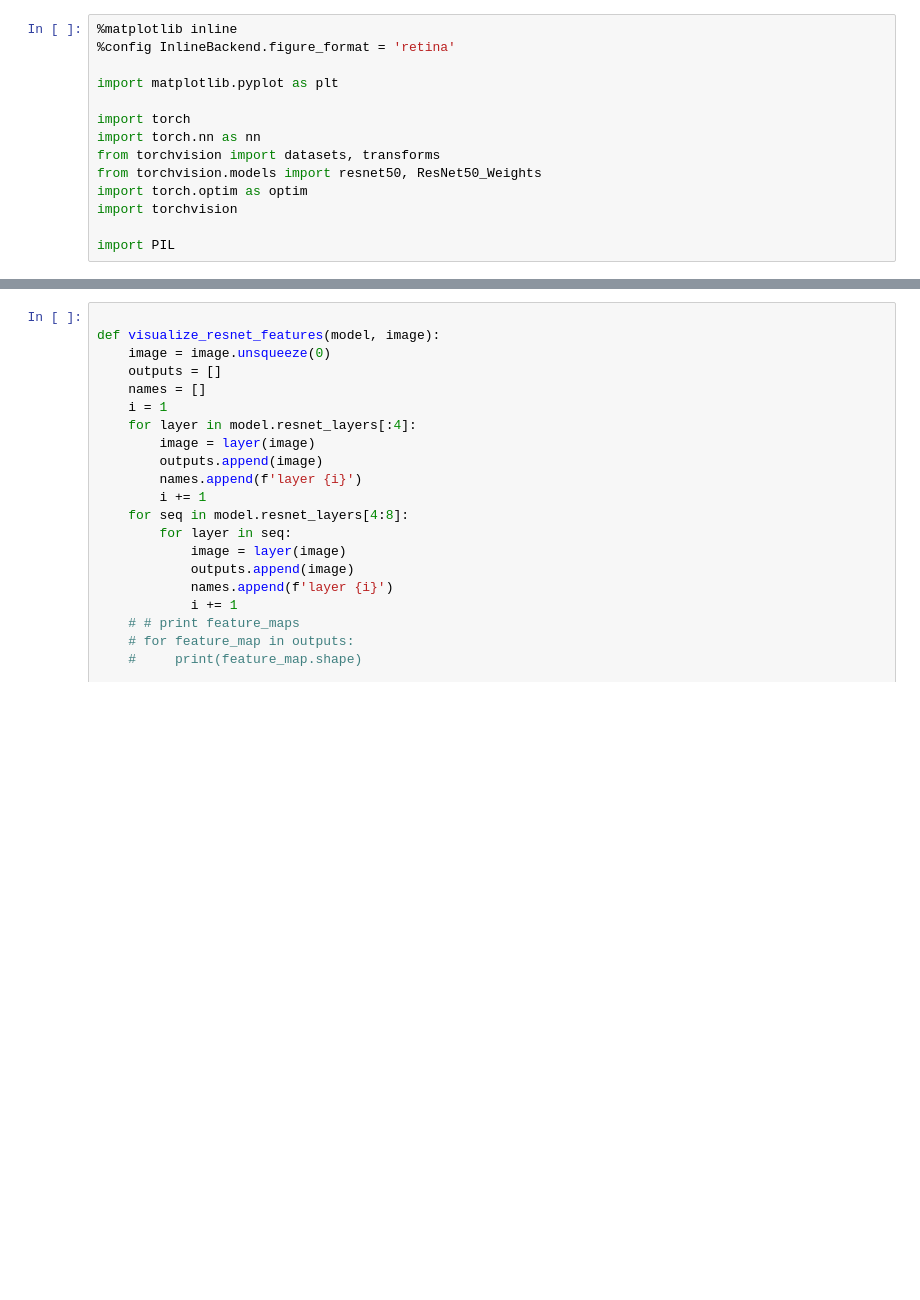
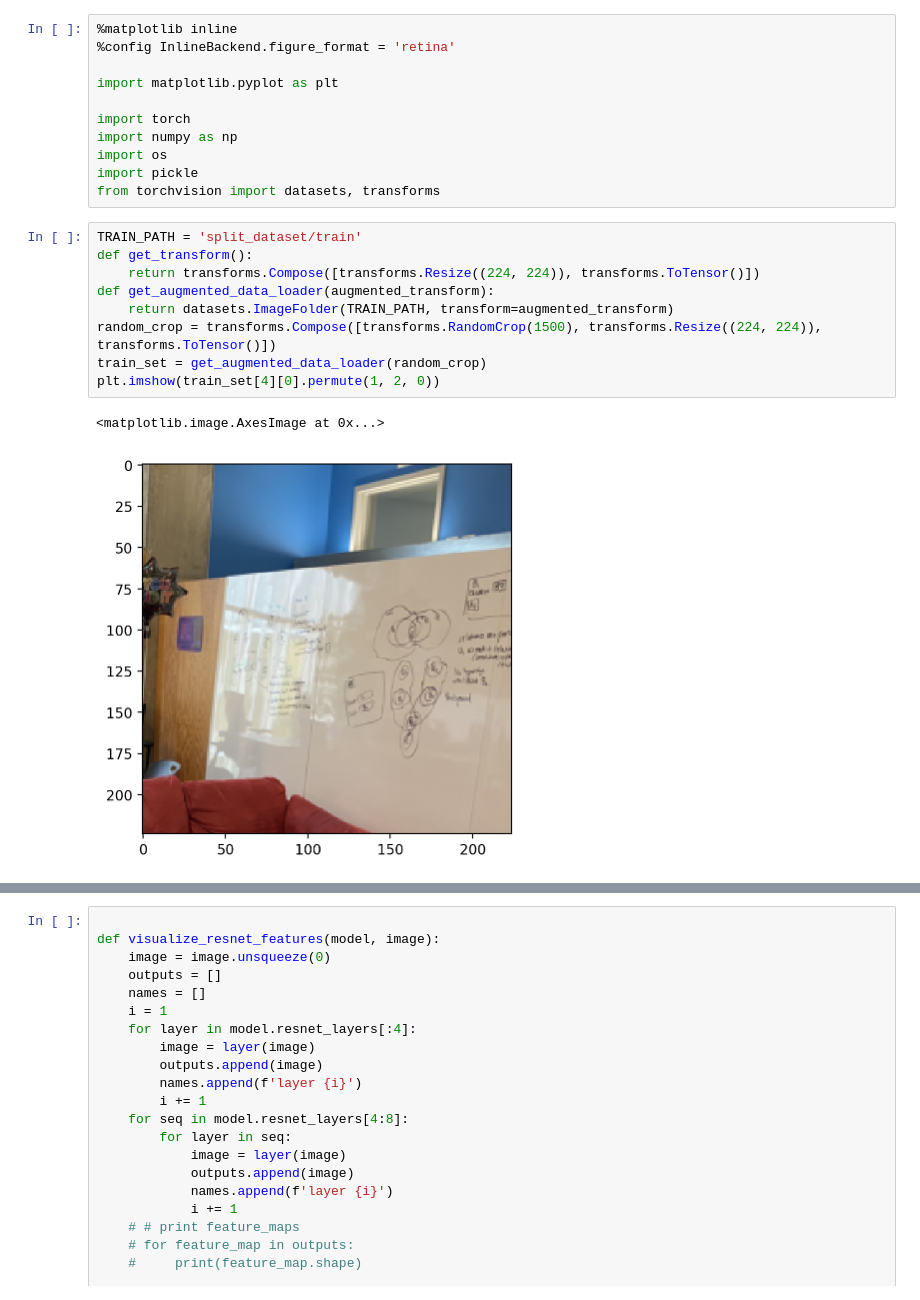
Before and after one commit to paulmure/stata-nav, a Jupyter notebook: data_visualization.ipynb, the cells around one changed output, grey strips where cells are left out. Cells and saved outputs as stored; diff of their text form; blank space fills up the shorter version.

Commit message:
train

```diff
--- a/data_visualization.ipynb
+++ b/data_visualization.ipynb
@@ -5,10 +5,19 @@
 import matplotlib.pyplot as plt
 
 import torch
-import torch.nn as nn
+import numpy as np
+import os
+import pickle
 from torchvision import datasets, transforms
-from torchvision.models import resnet50, ResNet50_Weights
-import torch.optim as optim
-import torchvision
-
-import PIL
+# %%
+TRAIN_PATH = 'split_dataset/train'
+def get_transform():
+    return transforms.Compose([transforms.Resize((224, 224)), transforms.ToTensor()])
+def get_augmented_data_loader(augmented_transform):
+    return datasets.ImageFolder(TRAIN_PATH, transform=augmented_transform)
+random_crop = transforms.Compose([transforms.RandomCrop(1500), transforms.Resize((224, 224)), transforms.ToTensor()])
+train_set = get_augmented_data_loader(random_crop)
+plt.imshow(train_set[4][0].permute(1, 2, 0))
+# %% [output]
+<matplotlib.image.AxesImage at 0x...>
+[figure, added]
```
Also changed, not shown: parts of 2 cells of this notebook, 3 other files.
